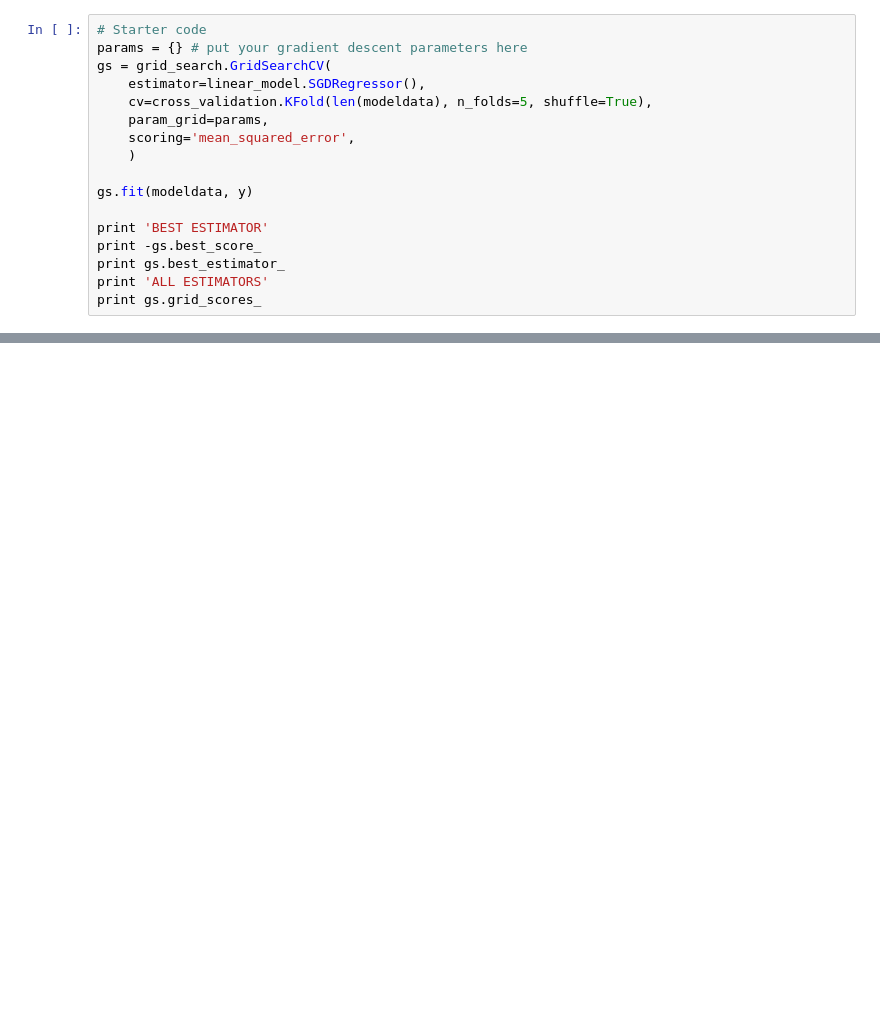
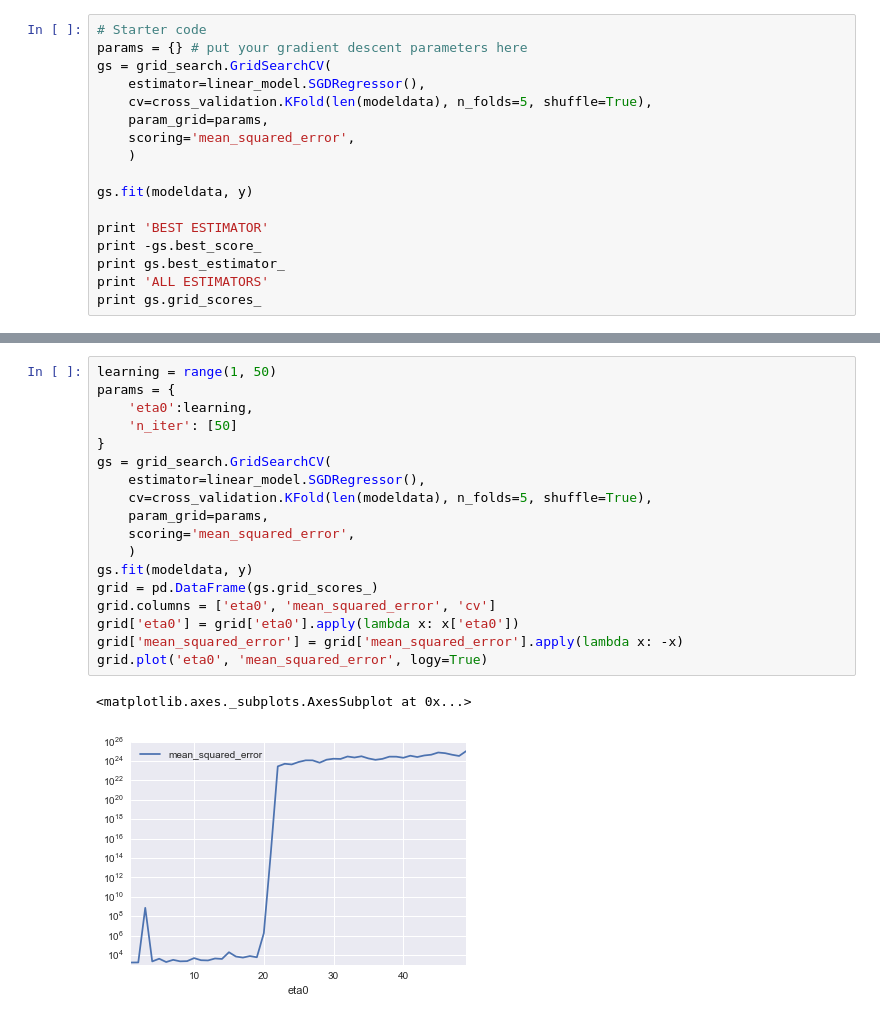
Before and after one commit to toby-p/GA_data_science_coursework, a Jupyter notebook: 06_cross_validation_regularisation_gradient_descent.ipynb, the cells around one changed output, grey strips where cells are left out. Saved outputs shown, nothing was run; the diff lists cells and outputs as text; blank space fills up the shorter version.

```diff
--- a/06_cross_validation_regularisation_gradient_descent.ipynb
+++ b/06_cross_validation_regularisation_gradient_descent.ipynb
@@ -331,0 +545,21 @@ print gs.grid_scores_
+# %%
+learning = range(1, 50)
+params = {
+    'eta0':learning,
+    'n_iter': [50]
+}
+gs = grid_search.GridSearchCV(
+    estimator=linear_model.SGDRegressor(),
+    cv=cross_validation.KFold(len(modeldata), n_folds=5, shuffle=True),
+    param_grid=params,
+    scoring='mean_squared_error',
+    )
+gs.fit(modeldata, y)
+grid = pd.DataFrame(gs.grid_scores_)
+grid.columns = ['eta0', 'mean_squared_error', 'cv']
+grid['eta0'] = grid['eta0'].apply(lambda x: x['eta0'])
+grid['mean_squared_error'] = grid['mean_squared_error'].apply(lambda x: -x)
+grid.plot('eta0', 'mean_squared_error', logy=True)
+# %% [output]
+<matplotlib.axes._subplots.AxesSubplot at 0x...>
+[figure, added]
```
Also changed, not shown: parts of 19 cells of this notebook.
